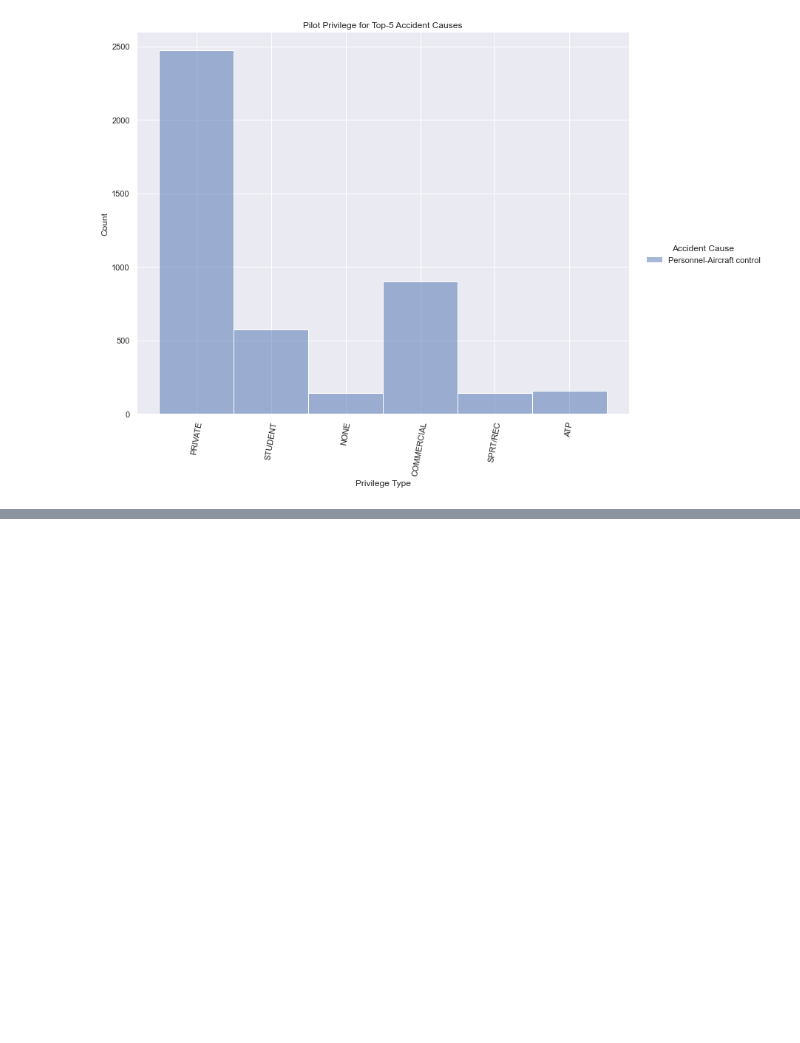
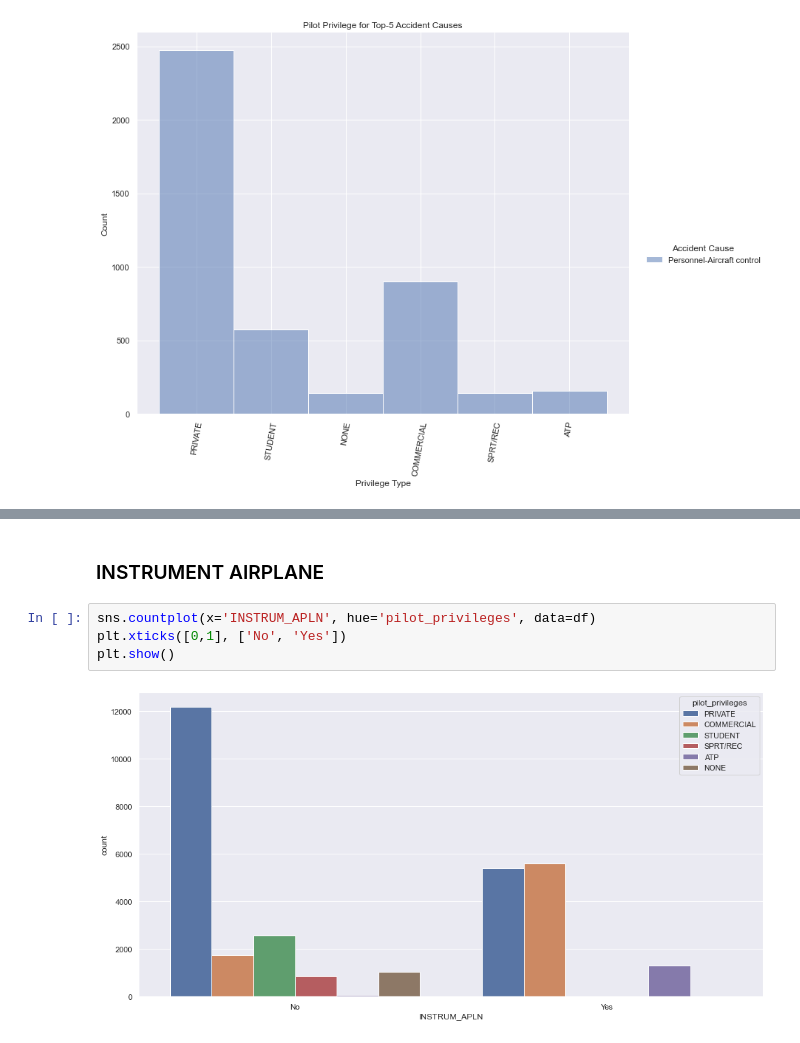
Before and after one commit to birr-data/capstone2, a Jupyter notebook: notebooks/mjg-1.0-EDA.ipynb, the cells around one changed output, grey strips where cells are left out. Saved outputs shown, nothing was run; the diff lists cells and outputs as text; blank space fills up the shorter version.

Commit message:
Update: Updata EDA NB - countplot one hot features

```diff
--- a/notebooks/mjg-1.0-EDA.ipynb
+++ b/notebooks/mjg-1.0-EDA.ipynb
@@ -1123,0 +1014,8 @@ KeyError: 'z'
+# %% [markdown]
+### INSTRUMENT AIRPLANE
+# %%
+sns.countplot(x='INSTRUM_APLN', hue='pilot_privileges', data=df)
+plt.xticks([0,1], ['No', 'Yes'])
+plt.show()
+# %% [output]
+[figure, added]
```
Also changed, not shown: parts of 44 cells of this notebook.
